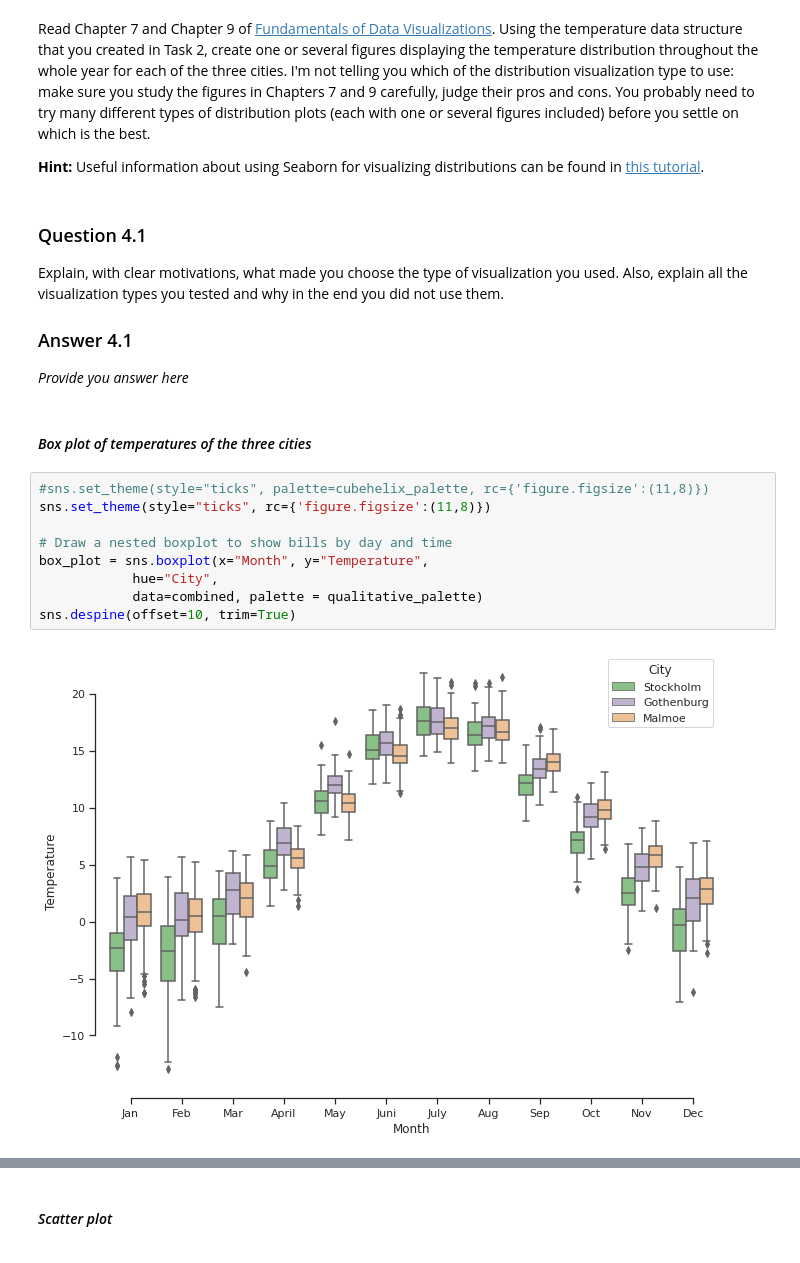
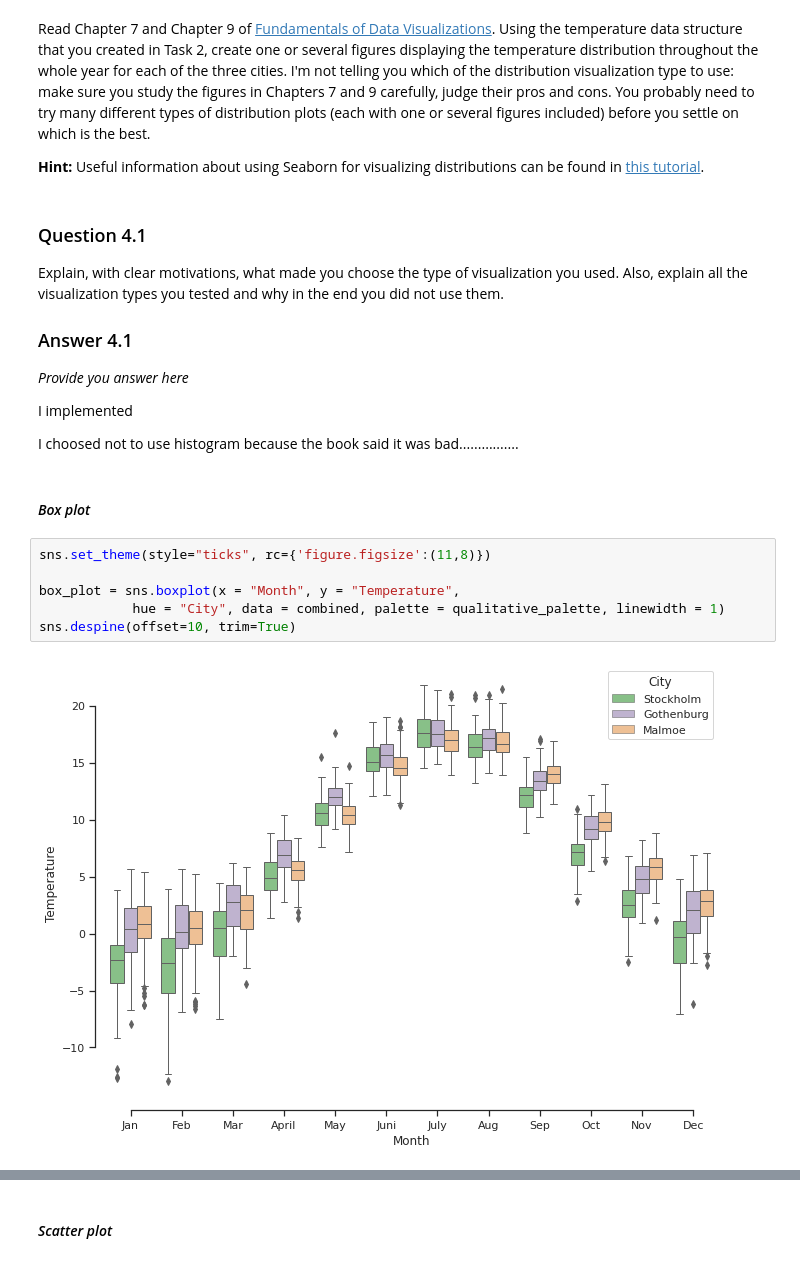
Before and after one commit to elvinafahlgren/Visualization, a Jupyter notebook: worksheet-2.ipynb, the cells around one changed output, grey strips where cells are left out. Drawn from its saved outputs; the diff is of its cells as text.

```diff
--- a/worksheet-2.ipynb
+++ b/worksheet-2.ipynb
@@ -228,16 +186,17 @@ Explain, with clear motivations, what made you choose the type of visualization
 
 ### Answer 4.1
 _Provide you answer here_
+
+I implemented
+
+I choosed not to use histogram because the book said it was bad................
 # %% [markdown]
-#### *Box plot of temperatures of the three cities*
+#### *Box plot*
 # %%
-#sns.set_theme(style="ticks", palette=cubehelix_palette, rc={'figure.figsize':(11,8)})
 sns.set_theme(style="ticks", rc={'figure.figsize':(11,8)})
 
-# Draw a nested boxplot to show bills by day and time
-box_plot = sns.boxplot(x="Month", y="Temperature",
-            hue="City",
-            data=combined, palette = qualitative_palette)
+box_plot = sns.boxplot(x = "Month", y = "Temperature",
+            hue = "City", data = combined, palette = qualitative_palette, linewidth = 1)
 sns.despine(offset=10, trim=True)
 # %% [output]
-[figure, old version]
+[figure, new version]
```
Also changed, not shown: parts of 23 cells of this notebook.
